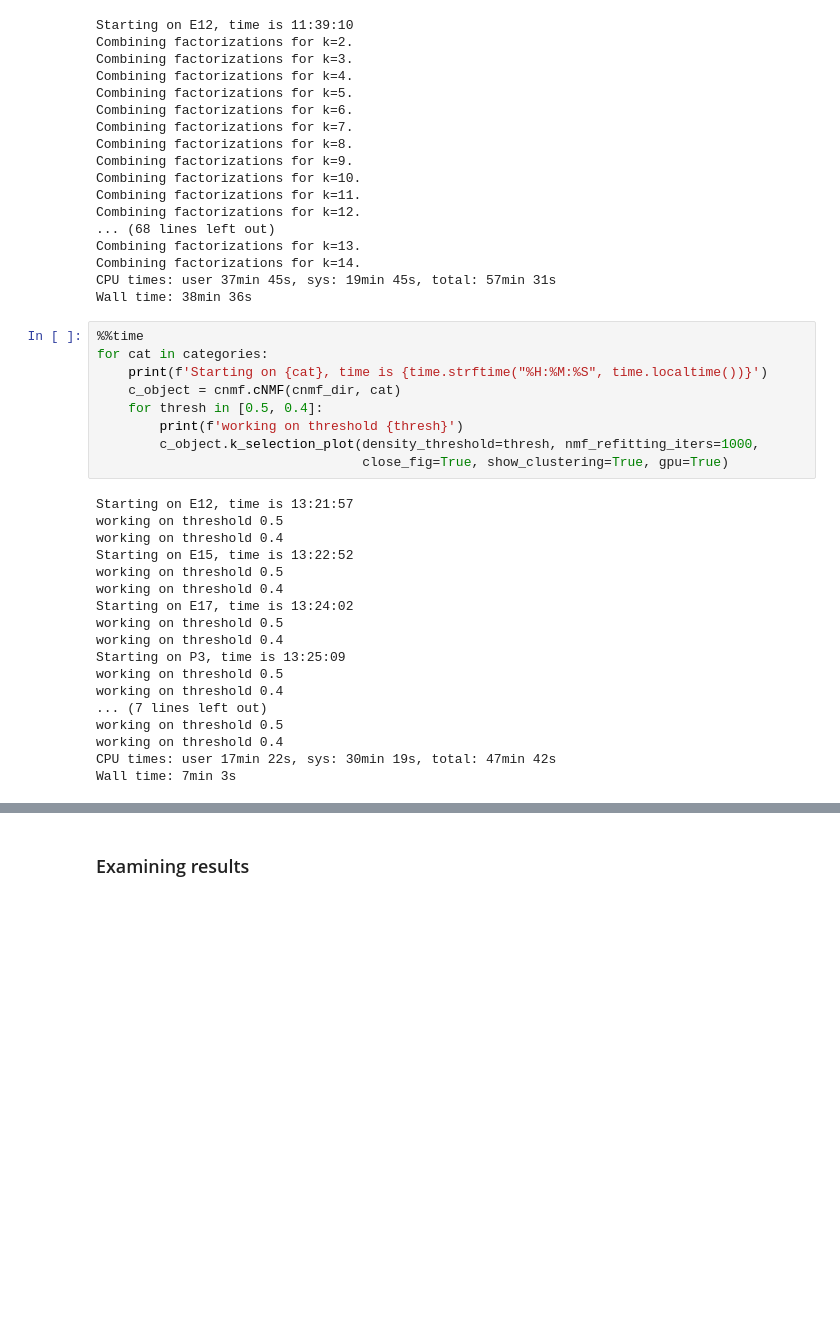
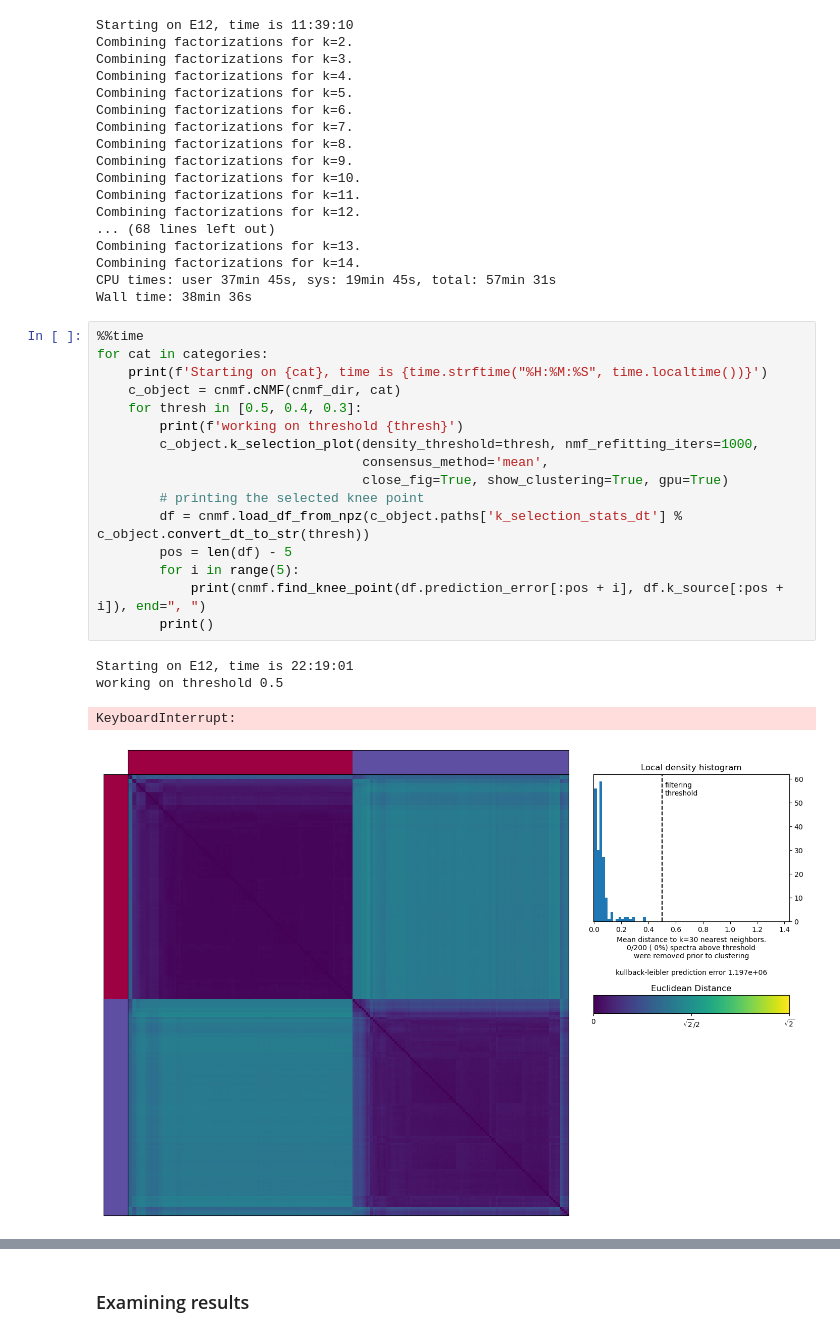
Before and after one commit to nitzanlab/gep-dynamics, a Jupyter notebook: notebooks/analyse_zepp.ipynb, the cells around one changed output, grey strips where cells are left out. Cells and saved outputs as stored; diff of their text form; blank space fills up the shorter version.

```diff
--- a/notebooks/analyse_zepp.ipynb
+++ b/notebooks/analyse_zepp.ipynb
@@ -358,28 +356,22 @@ Wall time: 38min 36s
 # %%
 %%time
 for cat in categories:
     print(f'Starting on {cat}, time is {time.strftime("%H:%M:%S", time.localtime())}')
     c_object = cnmf.cNMF(cnmf_dir, cat)
-    for thresh in [0.5, 0.4]:
+    for thresh in [0.5, 0.4, 0.3]:
         print(f'working on threshold {thresh}')
         c_object.k_selection_plot(density_threshold=thresh, nmf_refitting_iters=1000,
+                                  consensus_method='mean',
                                   close_fig=True, show_clustering=True, gpu=True)
+        # printing the selected knee point
+        df = cnmf.load_df_from_npz(c_object.paths['k_selection_stats_dt'] % c_object.convert_dt_to_str(thresh))
+        pos = len(df) - 5
+        for i in range(5):
+            print(cnmf.find_knee_point(df.prediction_error[:pos + i], df.k_source[:pos + i]), end=", ")
+        print()
 # %% [output]
-Starting on E12, time is 13:21:57
+Starting on E12, time is 22:19:01
 working on threshold 0.5
-working on threshold 0.4
-Starting on E15, time is 13:22:52
-working on threshold 0.5
-working on threshold 0.4
-Starting on E17, time is 13:24:02
-working on threshold 0.5
-working on threshold 0.4
-Starting on P3, time is 13:25:09
-working on threshold 0.5
-working on threshold 0.4
-... (7 lines left out)
-working on threshold 0.5
-working on threshold 0.4
-CPU times: user 17min 22s, sys: 30min 19s, total: 47min 42s
-Wall time: 7min 3s
+KeyboardInterrupt:
+[figure, added]
 # %% [markdown]
```
Also changed, not shown: parts of 17 cells of this notebook, 1 other file.
